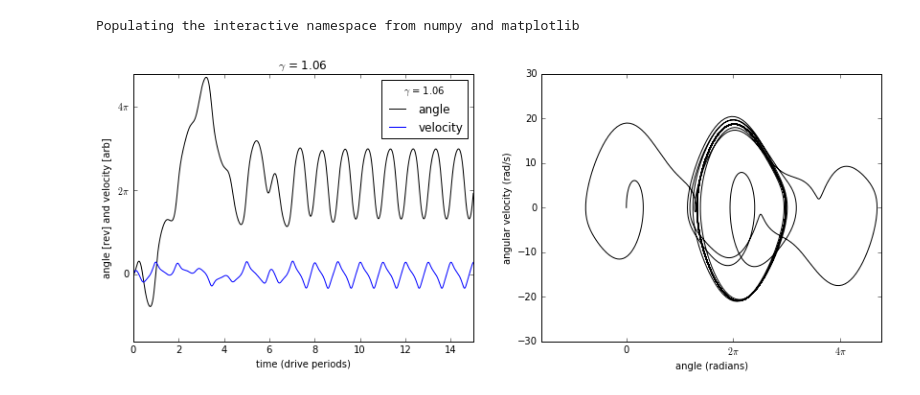
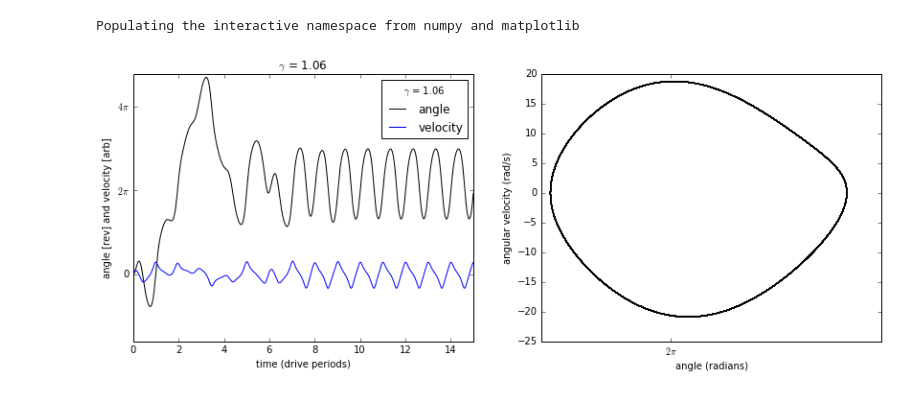
Before and after one commit to Physics325/Chapter5, a Jupyter notebook: Phase Space Plots.ipynb, the cells around one changed output. Saved outputs shown, nothing was run; the diff lists cells and outputs as text; code cells hidden in the pictures.

```diff
--- a/Phase Space Plots.ipynb
+++ b/Phase Space Plots.ipynb
@@ -59,7 +59,7 @@ gamma=1.06
 t_max=100
 N=10000
 pts_per_sec=N/t_max
-skip=0*int(30*pts_per_sec)    # number of points in the beginning to skip when plotting.  set to zero for now.
+skip=int(30*pts_per_sec)    # number of points in the beginning to skip when plotting.  set to zero for now.
 
 # fill time array
 time=linspace(0,t_max,N)
@@ -72,31 +72,31 @@ pi_fraction=2.
 fig1=figure()
 ax1=subplot(1,2,1)
 ax1.plot(time,solution[:,0],"k-",time,solution[:,1]/max(solution[:,1]))
 #ax1.plot(time,solution[:,0],"k-",time,solution[:,1]/max(solution[:,1]), yunits=radians)
 #ax1.plot(time,solution[:,0]/(2*pi),"k-",time,solution[:,1]/max(solution[:,1]))
 #plot(time,solution[:,0]/(2*pi),"k-", time, 2.5*sin(wd*time-1*pi/16))
 ax1.set_xlabel("time (drive periods)")
 ax1.set_ylabel("angle [rev] and velocity [arb]")
 ax1.set_xlim(0,15)
 ax1.legend(["angle","velocity"],title="$\gamma$ = {:3}".format(gamma))
 ax1.yaxis.set_major_locator(MultipleLocator(pi_fraction*pi))
 ax1.yaxis.set_major_formatter(FuncFormatter(fractions_of_pi))
 ax1.set_title("$\gamma$ = {:3}".format(gamma))
 #xlim(5,6)
 #xlim(40,50)
 # Change tick interval to pi/2
 ax1=gca()
 #start, end = ax1.get_ylim()
 #ax1.set_yticks(np.arange(start, end, pi/2))
 ax2=subplot(1,2,2)
 ax2.plot(solution[skip:,0],solution[skip:,1],"k-")
 ax2.set_xlabel("angle (radians)")
 ax2.set_ylabel("angular velocity (rad/s)")
 #ax2.set_xlim(-2.5,-1.5)
 ax2.xaxis.set_major_locator(MultipleLocator(pi_fraction*pi))
 ax2.xaxis.set_major_formatter(FuncFormatter(fractions_of_pi))
 
 
 fig1.set_size_inches(14,5)
 # %% [output]
-[figure, old version]
+[figure, new version]
```
Also changed, not shown: 1 other file.
